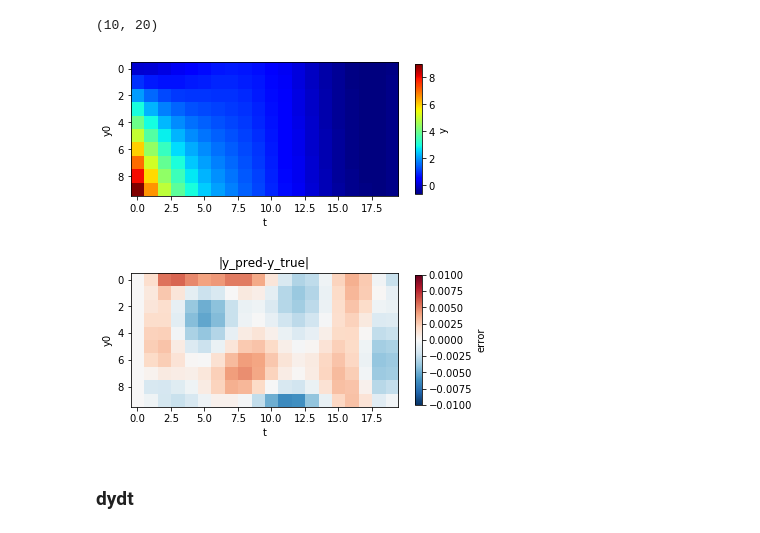
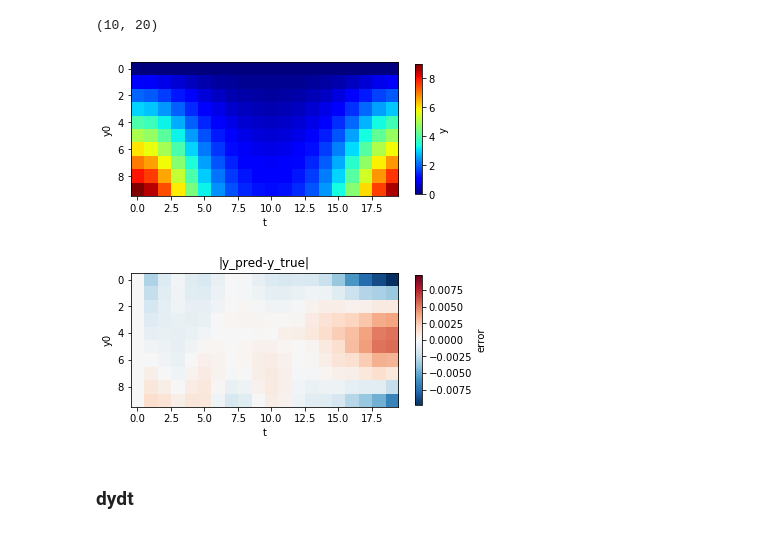
Before and after one commit to JiaweiZhuang/AM205_final, a Jupyter notebook: Flexible_initial_cond.ipynb, the cells around one changed output. Saved outputs shown, nothing was run; the diff lists cells and outputs as text; code cells hidden in the pictures.

```diff
--- a/Flexible_initial_cond.ipynb
+++ b/Flexible_initial_cond.ipynb
@@ -19,7 +24,7 @@ def f(t, y):
         dy/dt = f(t, y)
         This is f() function on the right
     '''
-    return -y + np.sin(t)
+    return -y*np.sin(t) #-y + np.sin(t)
 
 f_yt = lambda y,t: f(t, y) # this is for odeint
 # %% [markdown]
@@ -246,14 +255,17 @@ plt.imshow(y_pred, cmap='jet')
 plt.colorbar(shrink=0.6).set_label('y')
 plt.xlabel('t');plt.ylabel('y0');
 # %% [output]
-[figure, old version]
+[figure, new version]
 # %%
-plt.imshow(y_pred-y_list, cmap='RdBu_r', vmin=-1e-2, vmax=1e-2)
+error = y_pred-y_list
+maxerror = np.abs(error).max()
+
+plt.imshow(error, cmap='RdBu_r', vmin=-maxerror, vmax=maxerror)
 plt.colorbar(shrink=0.6).set_label('error')
 plt.title('|y_pred-y_true|')
 plt.xlabel('t');plt.ylabel('y0');
 # %% [output]
-[figure, old version]
+[figure, new version]
 # %% [markdown]
 ### dydt
 # %%
```
Also changed, not shown: parts of 17 cells of this notebook.
